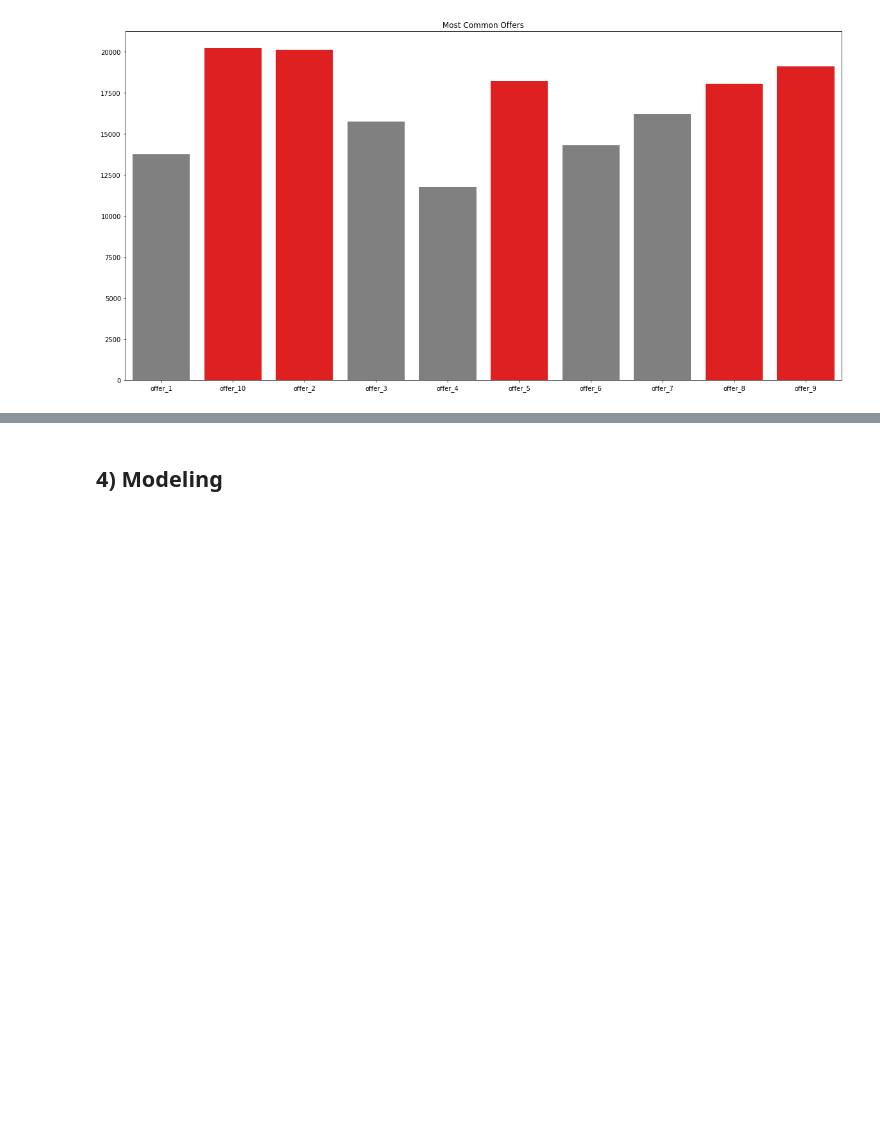
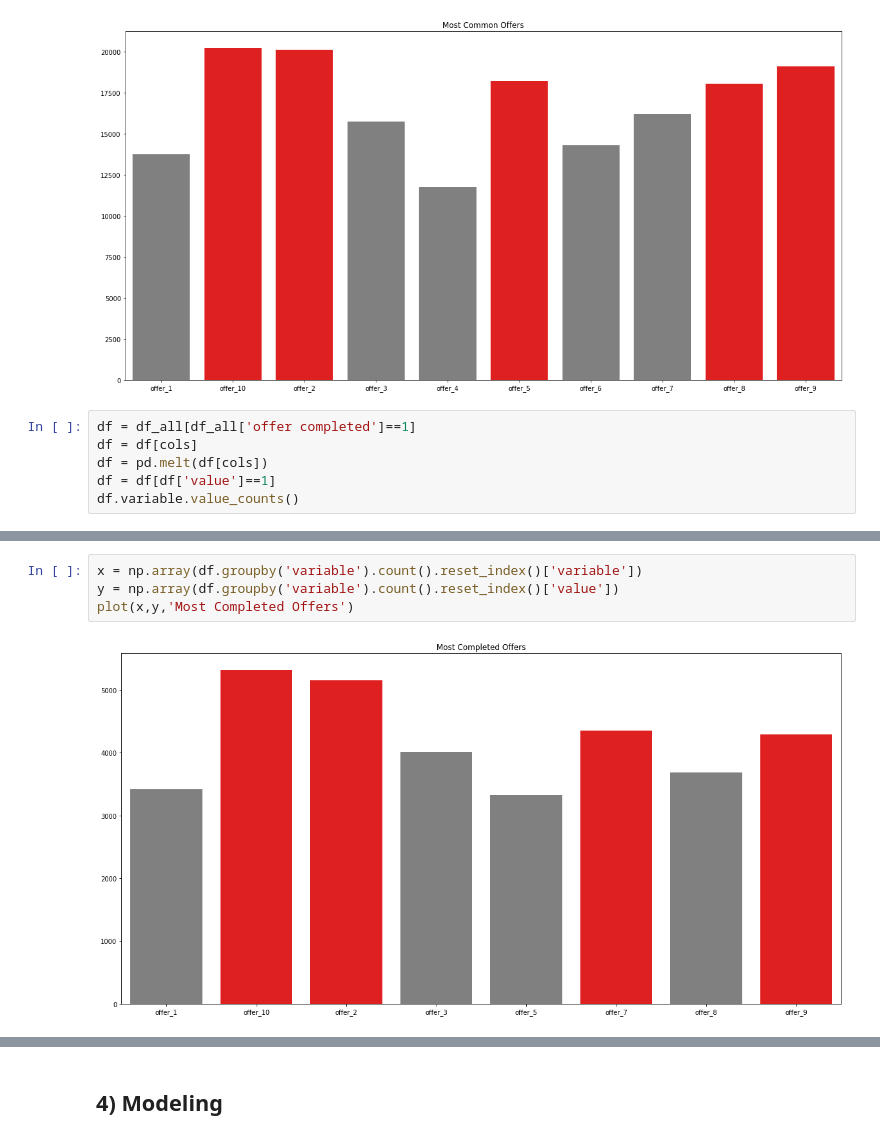
Before and after one commit to fhdcs/Starbucks-Capstone, a Jupyter notebook: Starbucks_Capstone_notebook.ipynb, the cells around one changed output, grey strips where cells are left out. Saved outputs shown, nothing was run; the diff lists cells and outputs as text; blank space fills up the shorter version.

```diff
--- a/Starbucks_Capstone_notebook.ipynb
+++ b/Starbucks_Capstone_notebook.ipynb
@@ -686,3 +675,9 @@ y = np.array(df.groupby('variable').count().reset_index()['value'])
 plot(x,y,'Most Common Offers')
 # %% [output]
 [figure]
+# %%
+df = df_all[df_all['offer completed']==1]
+df = df[cols]
+df = pd.melt(df[cols])
+df = df[df['value']==1]
+df.variable.value_counts()
@@ -688,0 +694,6 @@ plot(x,y,'Most Common Offers')
+# %%
+x = np.array(df.groupby('variable').count().reset_index()['variable'])
+y = np.array(df.groupby('variable').count().reset_index()['value'])
+plot(x,y,'Most Completed Offers')
+# %% [output]
+[figure, added]
```
Also changed, not shown: parts of 20 cells of this notebook, 1 other file.
